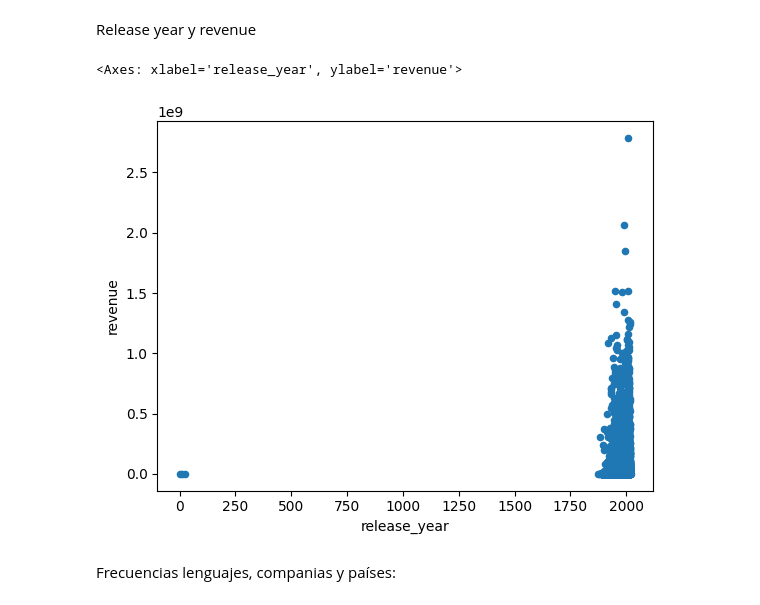
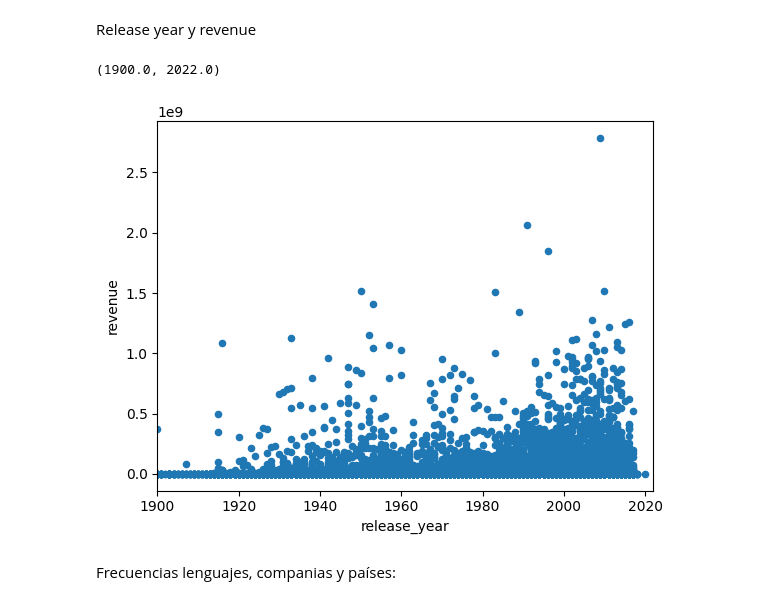
Before and after one commit to pacokrapo/fastAPI, a Jupyter notebook: Analisis_Exploratorio.ipynb, the cells around one changed output. Drawn from its saved outputs; the diff is of its cells as text; code cells hidden in the pictures.

```diff
--- a/Analisis_Exploratorio.ipynb
+++ b/Analisis_Exploratorio.ipynb
@@ -268,11 +250,13 @@ Release year y revenue
 # %%
 #Para ver la relación entre el año de estreno y los ingresos,
 #vemos que la industria del cine aumentó sus ingresos considerablemente a través de los años:
 
 MoviesDataset.plot.scatter(x='release_year', y='revenue')
+
+plt.xlim(1900, 2022)
 # %% [output]
-<Axes: xlabel='release_year', ylabel='revenue'>
+(1900.0, 2022.0)
-[figure, old version]
+[figure, new version]
 # %% [markdown]
 Frecuencias lenguajes, companias y países:
 # %%
```
Also changed, not shown: parts of 16 cells of this notebook, 3 other files.
